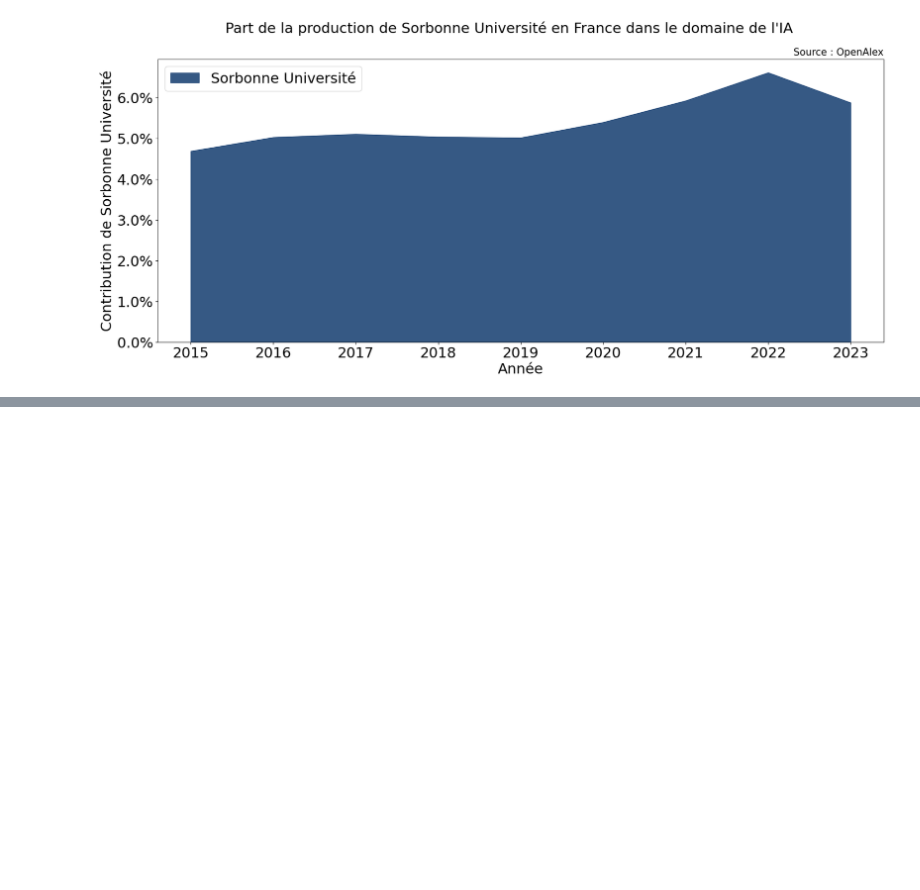
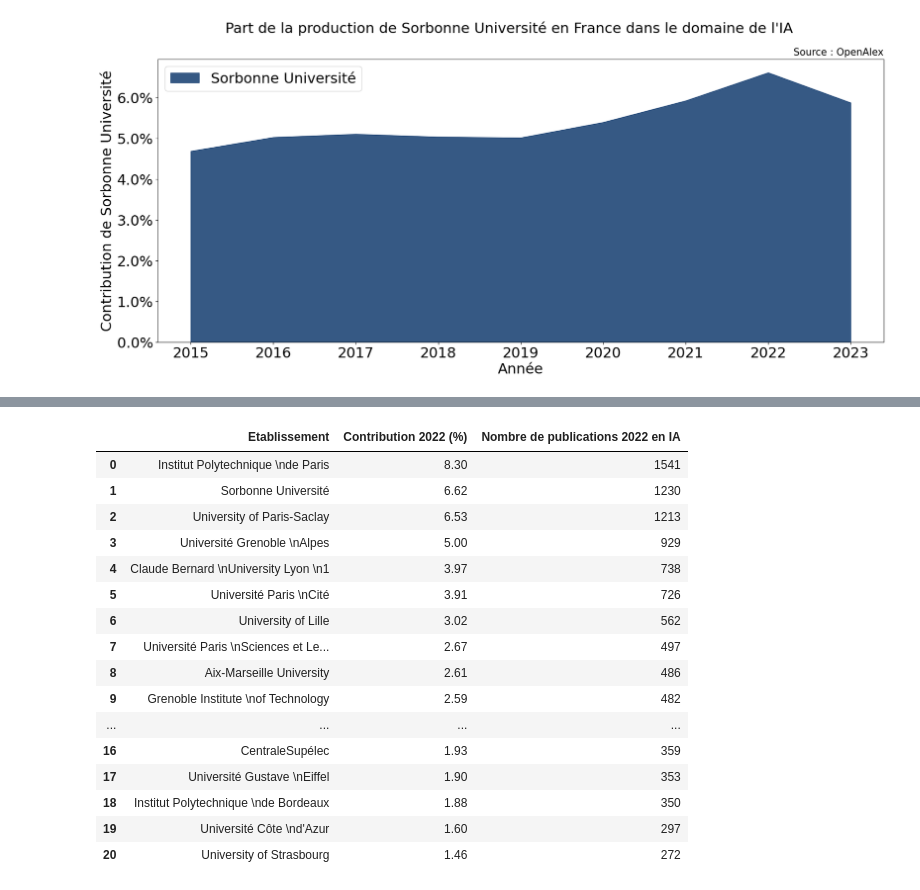
Before and after one commit to dataesr/ia-tracker, a Jupyter notebook: notebooks/OpenAlex.ipynb, the cells around one changed output, grey strips where cells are left out. Saved outputs shown, nothing was run; the diff lists cells and outputs as text; code cells hidden in the pictures; blank space fills up the shorter version.

Commit message:
plus d'etablissements

```diff
--- a/notebooks/OpenAlex.ipynb
+++ b/notebooks/OpenAlex.ipynb
@@ -117,0 +140,22 @@ for i in range(len(top_etab_filtered)):
+# %%
+pd.DataFrame({'Etablissement': top_etab_filtered,
+              'Contribution 2022 (%)': top_shares_filtered,
+             'Nombre de publications 2022 en IA': top_count_filtered})
+# %% [output]
+|  | Etablissement | Contribution 2022 (%) | Nombre de publications 2022 en IA |
+| 0 | Institut Polytechnique \nde Paris | 8.30 | 1541 |
+| 1 | Sorbonne Université | 6.62 | 1230 |
+| 2 | University of Paris-Saclay | 6.53 | 1213 |
+| 3 | Université Grenoble \nAlpes | 5.00 | 929 |
+| 4 | Claude Bernard \nUniversity Lyon \n1 | 3.97 | 738 |
+| 5 | Université Paris \nCité | 3.91 | 726 |
+| 6 | University of Lille | 3.02 | 562 |
+| 7 | Université Paris \nSciences et Le... | 2.67 | 497 |
+| 8 | Aix-Marseille University | 2.61 | 486 |
+| 9 | Grenoble Institute \nof Technology | 2.59 | 482 |
+| ... | ... | ... | ... |
+| 16 | CentraleSupélec | 1.93 | 359 |
+| 17 | Université Gustave \nEiffel | 1.90 | 353 |
+| 18 | Institut Polytechnique \nde Bordeaux | 1.88 | 350 |
+| 19 | Université Côte \nd'Azur | 1.60 | 297 |
+| 20 | University of Strasbourg | 1.46 | 272 |
```
Also changed, not shown: parts of 3 cells of this notebook.
